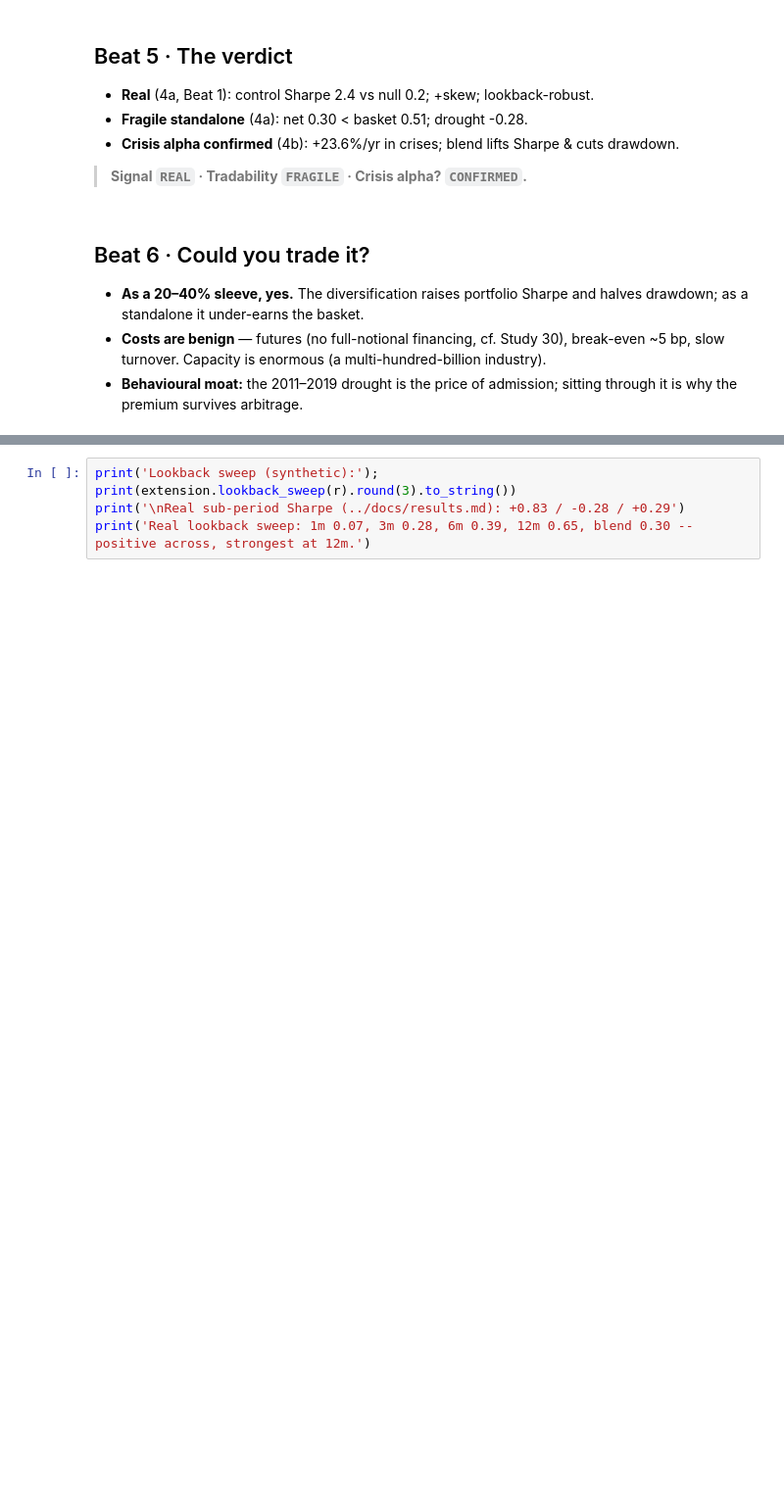
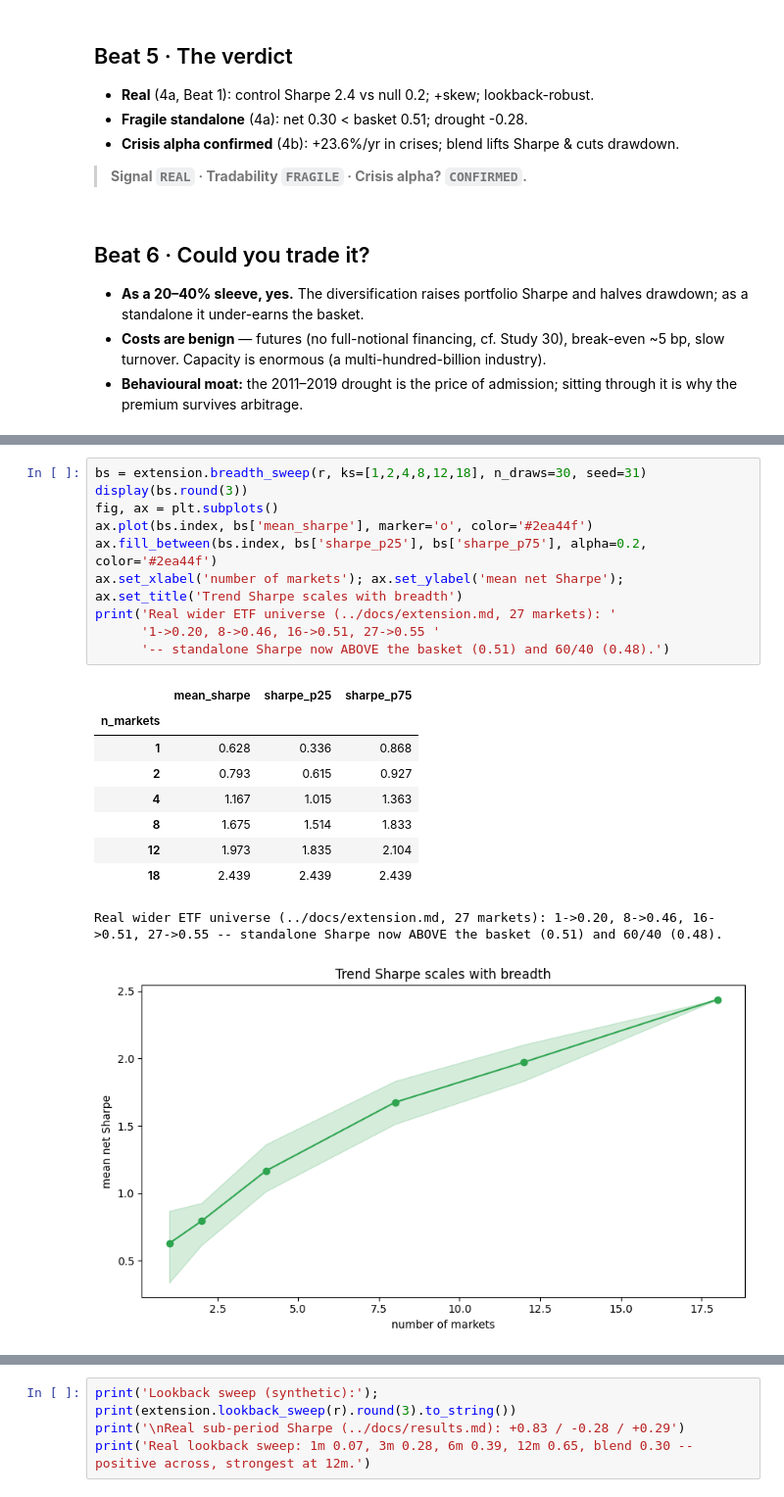
Before and after one commit to Guillain-RDCDE/Open-Alpha-Lab, a Jupyter notebook: studies/31-trade-winds/notebooks/02_for_the_quants.ipynb, the cells around one changed output, grey strips where cells are left out. Shown at 98% size. Saved outputs shown, nothing was run; the diff lists cells and outputs as text; blank space fills up the shorter version.

```diff
--- a/studies/31-trade-winds/notebooks/02_for_the_quants.ipynb
+++ b/studies/31-trade-winds/notebooks/02_for_the_quants.ipynb
@@ -130,0 +131,21 @@ Is it a tuned lookback? Is the drought real? Both, measured.
+# %%
+bs = extension.breadth_sweep(r, ks=[1,2,4,8,12,18], n_draws=30, seed=31)
+display(bs.round(3))
+fig, ax = plt.subplots()
+ax.plot(bs.index, bs['mean_sharpe'], marker='o', color='#2ea44f')
+ax.fill_between(bs.index, bs['sharpe_p25'], bs['sharpe_p75'], alpha=0.2, color='#2ea44f')
+ax.set_xlabel('number of markets'); ax.set_ylabel('mean net Sharpe'); ax.set_title('Trend Sharpe scales with breadth')
+print('Real wider ETF universe (../docs/extension.md, 27 markets): '
+      '1->0.20, 8->0.46, 16->0.51, 27->0.55 '
+      '-- standalone Sharpe now ABOVE the basket (0.51) and 60/40 (0.48).')
+# %% [output]
+|  | mean_sharpe | sharpe_p25 | sharpe_p75 |
+| n_markets |  |  |  |
+| 1 | 0.628 | 0.336 | 0.868 |
+| 2 | 0.793 | 0.615 | 0.927 |
+| 4 | 1.167 | 1.015 | 1.363 |
+| 8 | 1.675 | 1.514 | 1.833 |
+| 12 | 1.973 | 1.835 | 2.104 |
+| 18 | 2.439 | 2.439 | 2.439 |
+Real wider ETF universe (../docs/extension.md, 27 markets): 1->0.20, 8->0.46, 16->0.51, 27->0.55 -- standalone Sharpe now ABOVE the basket (0.51) and 60/40 (0.48).
+[figure, added]
```
Also changed, not shown: parts of 5 cells of this notebook, 8 other files.
